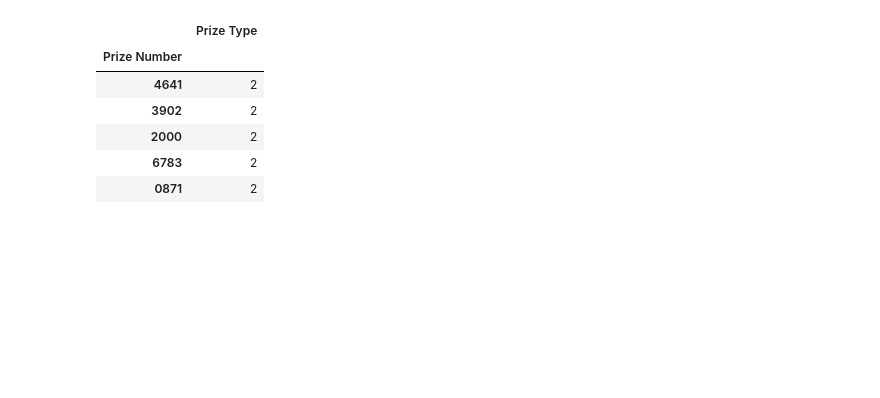
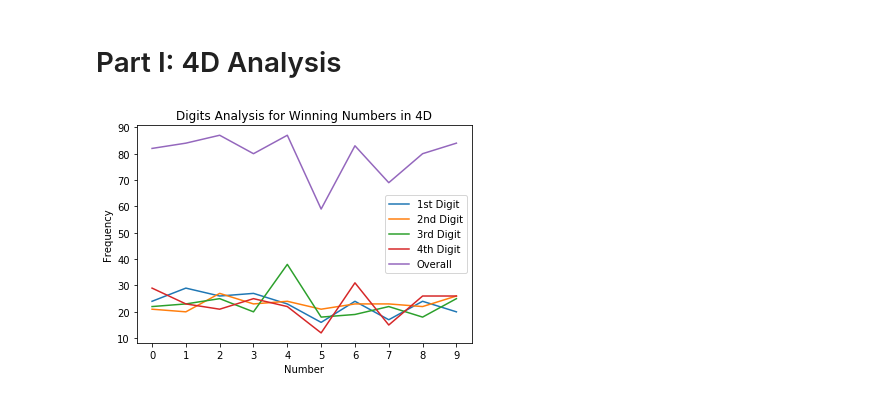
Before and after one commit to yongyct/singapore-pools-analysis, a Jupyter notebook: singapore_pools_analysis.ipynb, the cells around one changed output. Cells and saved outputs as stored; diff of their text form; code cells hidden in the pictures; blank space fills up the shorter version.

Commit message:
enhanced 4d analysis

```diff
--- a/singapore_pools_analysis.ipynb
+++ b/singapore_pools_analysis.ipynb
@@ -35,11 +40,16 @@ FD_CONSOLAION_PRIZE_CSS_SEL = ' '.join(['.' + FD_CONSOLATION_PRIZE_CLASS, 'td'])
 FD_LAST_N_DRAWS = 10
 
 TOTO_OUTLETS = 'divWinningOutlets'
+
+LOSE = 'Lose'
+# %% [markdown]
+# Part I: 4D Analysis
 # %%
 ### Get 4D Draw List ###
 fd_draw_list_page = requests.get(FD_DRAW_LIST_URL)
 fd_draw_list_soup = BeautifulSoup(fd_draw_list_page.content, PARSER_NAME)
 fd_sppl_ids = [draw.get(SPPL_ATTR).rpartition('=')[2] for draw in fd_draw_list_soup.find_all(SPPL_TAG)]
+
 
 ### Iterate through 4D Draw List to Consolidate 4D Results ###
 fd_result_list = []
@@ -58,6 +68,9 @@ for fd_sppl_id in fd_sppl_ids:
     fd_result_third_prize = fd_result_soup.find_all(class_=FD_THIRD_PRIZE_CLASS)[0].get_text()
     fd_result_starter_prize_list = [fd_prize_num.get_text() for fd_prize_num in fd_result_soup.select(FD_STARTER_PRIZE_CSS_SEL)]
     fd_result_consolation_prize_list = [fd_prize_num.get_text() for fd_prize_num in fd_result_soup.select(FD_CONSOLAION_PRIZE_CSS_SEL)]
+    fd_result_round_prize_list = fd_result_consolation_prize_list \
+                        + fd_result_starter_prize_list \
+                        + [fd_result_first_prize, fd_result_second_prize, fd_result_third_prize]
 
     fd_result_list.append([fd_result_dt, fd_result_first_prize, FD_FIRST_PRIZE_CLASS])
     fd_result_list.append([fd_result_dt, fd_result_second_prize, FD_SECOND_PRIZE_CLASS])
@@ -67,15 +80,54 @@ for fd_sppl_id in fd_sppl_ids:
     for fd_prize_num in fd_result_consolation_prize_list:
         fd_result_list.append([fd_result_dt, fd_prize_num, FD_CONSOLATION_PRIZE_CLASS])
 
+    fd_result_round_lose_numbers = [[fd_result_dt, str(num).zfill(4), LOSE] for num in range(10000) if str(num).zfill(4) not in fd_result_round_prize_list]
+    for fd_lose_set in fd_result_round_lose_numbers:
+        fd_result_list.append(fd_lose_set)
+
+
 ### Present Findings in pd DataFrame ###
 fd_result_df = pd.DataFrame(np.array(fd_result_list), columns=['Date', 'Prize Number', 'Prize Type'])
 fd_result_df.set_index('Date', inplace=True)
-fd_result_df.groupby(['Prize Number']).count().sort_values('Prize Type', ascending=False).head()
+fd_result_df['Win'] = (fd_result_df['Prize Type'] != LOSE).replace(True, 1)
+
+### Get individual digits of winning number + some feature engineering ###
+fd_position_set = ('First', 'Second', 'Third', 'Fourth')
+fd_number_set = ('Zero', 'One', 'Two', 'Three', 'Four', 'Five', 'Six', 'Seven', 'Eight', 'Nine')
+
+#### Feature for numbers in each digit position ####
+for i, position in enumerate(fd_position_set):
+    column_name = position + ' Digit'
+    fd_result_df[column_name] = fd_result_df['Prize Number'].str[i]
+
+#### One hot features for each position + number combination ####
+for i, position in enumerate(fd_position_set):
+    for j, number in enumerate(fd_number_set):
+        column_name = position + ' Digit ' + number
+        fd_result_df[column_name] = (fd_result_df['Prize Number'].str[i] == str(j)).replace(True, 1)
+
+#### One hot features for number ####
+for k, number in enumerate(fd_number_set):
+    column_name = 'Has ' + number
+    fd_result_df[column_name] = fd_result_df['Prize Number'].str.contains(str(k)).replace(True, 1)
-# %% [output]
-|  | Prize Type |
-| Prize Number |  |
-| 4641 | 2 |
-| 3902 | 2 |
-| 2000 | 2 |
-| 6783 | 2 |
-| 0871 | 2 |
+# %%
+### Data Analysis for visualization ###
+prize_num_freq = fd_result_df[fd_result_df['Prize Type'] != LOSE].groupby(['Prize Number']).count().iloc[:, 0].sort_values(ascending=False)
+first_digit_freq = fd_result_df[fd_result_df['Prize Type'] != LOSE].groupby('First Digit').count().iloc[:, 0]
+second_digit_freq = fd_result_df[fd_result_df['Prize Type'] != LOSE].groupby('Second Digit').count().iloc[:, 0]
+third_digit_freq = fd_result_df[fd_result_df['Prize Type'] != LOSE].groupby('Third Digit').count().iloc[:, 0]
+fourth_digit_freq = fd_result_df[fd_result_df['Prize Type'] != LOSE].groupby('Fourth Digit').count().iloc[:, 0]
+digit_freq = fd_result_df[fd_result_df['Prize Type'] != LOSE].iloc[:, -10:].sum()
+# %%
+### Analysis of Digits ###
+plt.plot(first_digit_freq, label='1st Digit')
+plt.plot(second_digit_freq, label='2nd Digit')
+plt.plot(third_digit_freq, label='3rd Digit')
+plt.plot(fourth_digit_freq, label='4th Digit')
+plt.plot([i for i in range(10)], digit_freq, label='Overall')
+plt.title('Digits Analysis for Winning Numbers in 4D')
+plt.xlabel('Number')
+plt.ylabel('Frequency')
+plt.legend()
+plt.show()
+# %% [output]
+[figure, added]
```
Also changed, not shown: parts of 8 cells of this notebook, 1 other file.
